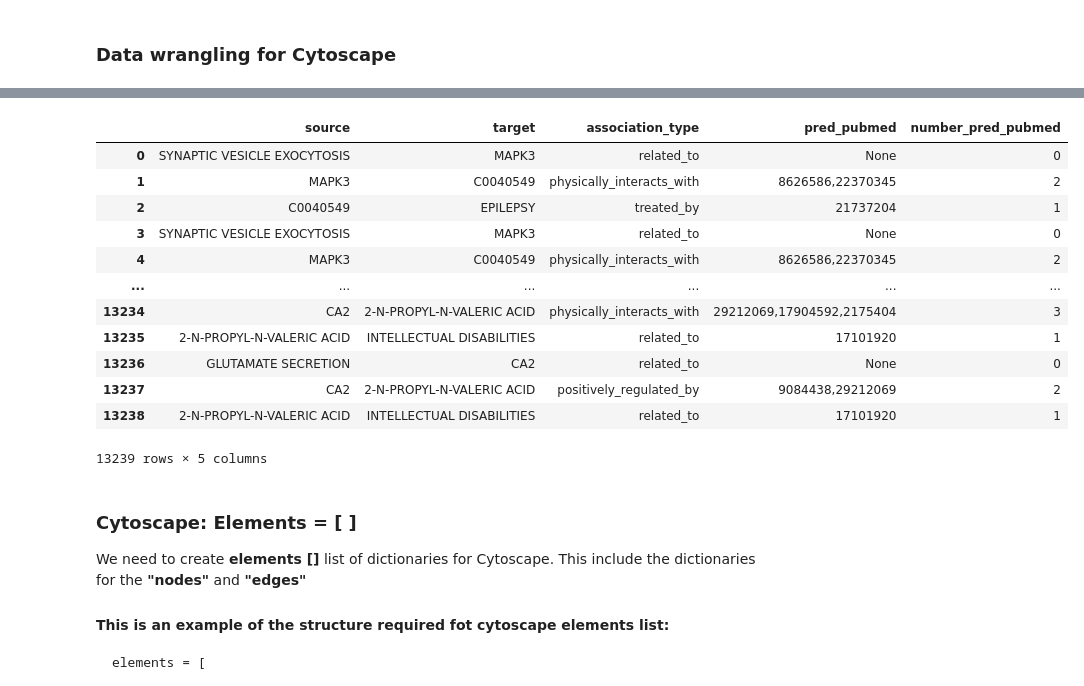
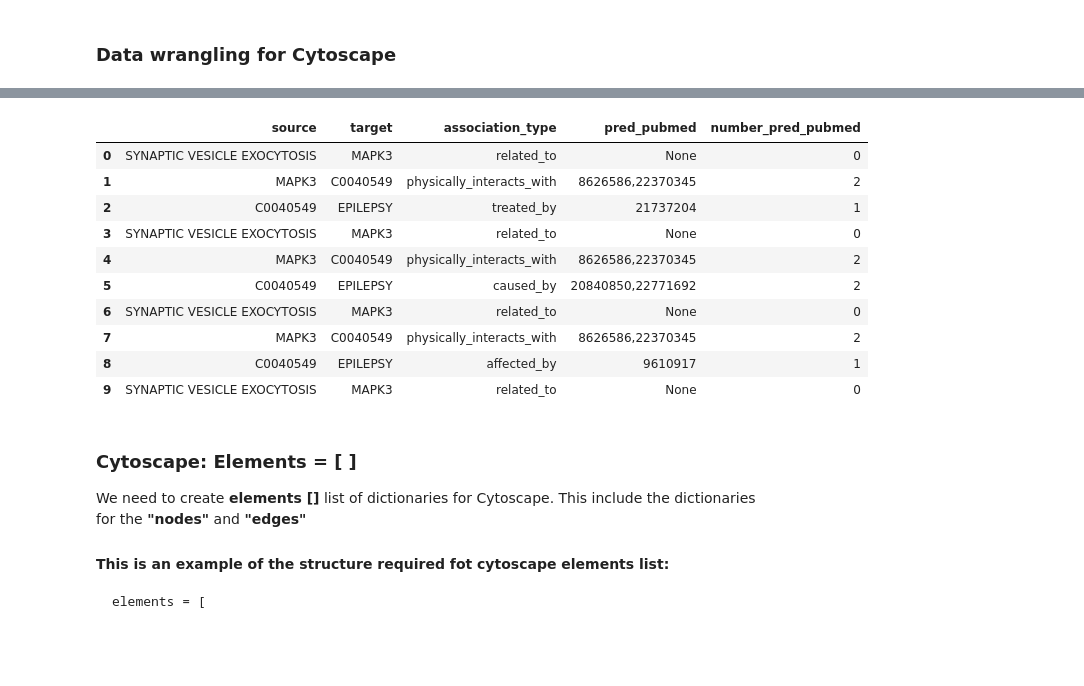
Before and after one commit to Carolina1396/VAMP2_BTE, a Jupyter notebook: BTE/src/BTE-BiologicalProcess-to-cytoscape.ipynb, the cells around one changed output, grey strips where cells are left out. Drawn from its saved outputs; the diff is of its cells as text; code cells hidden in the pictures; blank space fills up the shorter version.

```diff
--- a/BTE/BTE-BiologicalProcess-to-cytoscape.ipynb
+++ b/BTE/src/BTE-BiologicalProcess-to-cytoscape.ipynb
@@ -262,41 +260,39 @@ for lis in my_list_entities:
         #Association
         elif index % 10 == 1 or index % 10 == 4 or index % 10 == 7:
                 association_type.append(value)
         #pubmed Id
         elif index % 10 == 2 or index % 10 == 5 or index % 10 == 8:
                 pred_pubmed.append(value)
 
 #Number of pubmed IDs
 for result in pred_pubmed:
         if result == None:
             number_pred_pubmed.append(0)
         else:
             number_pred_pubmed.append(result.count(',') + 1)
 
 
 #Create data frame with generated lists
 d = {'source': source,
     'target': target,
     "association_type": association_type,
     "pred_pubmed": pred_pubmed,
    "number_pred_pubmed": number_pred_pubmed}
 df= pandas.DataFrame(data=d)
 
-df
+df.head(10)
 # %% [output]
 |  | source | target | association_type | pred_pubmed | number_pred_pubmed |
 | 0 | SYNAPTIC VESICLE EXOCYTOSIS | MAPK3 | related_to | None | 0 |
 | 1 | MAPK3 | C0040549 | physically_interacts_with | 8626586,22370345 | 2 |
 | 2 | C0040549 | EPILEPSY | treated_by | 21737204 | 1 |
 | 3 | SYNAPTIC VESICLE EXOCYTOSIS | MAPK3 | related_to | None | 0 |
 | 4 | MAPK3 | C0040549 | physically_interacts_with | 8626586,22370345 | 2 |
-| ... | ... | ... | ... | ... | ... |
-| 13234 | CA2 | 2-N-PROPYL-N-VALERIC ACID | physically_interacts_with | 29212069,17904592,2175404 | 3 |
-| 13235 | 2-N-PROPYL-N-VALERIC ACID | INTELLECTUAL DISABILITIES | related_to | 17101920 | 1 |
-| 13236 | GLUTAMATE SECRETION | CA2 | related_to | None | 0 |
-| 13237 | CA2 | 2-N-PROPYL-N-VALERIC ACID | positively_regulated_by | 9084438,29212069 | 2 |
-| 13238 | 2-N-PROPYL-N-VALERIC ACID | INTELLECTUAL DISABILITIES | related_to | 17101920 | 1 |
+| 5 | C0040549 | EPILEPSY | caused_by | 20840850,22771692 | 2 |
+| 6 | SYNAPTIC VESICLE EXOCYTOSIS | MAPK3 | related_to | None | 0 |
+| 7 | MAPK3 | C0040549 | physically_interacts_with | 8626586,22370345 | 2 |
+| 8 | C0040549 | EPILEPSY | affected_by | 9610917 | 1 |
+| 9 | SYNAPTIC VESICLE EXOCYTOSIS | MAPK3 | related_to | None | 0 |
-13239 rows × 5 columns
 # %%
 #To test results in Cytoscape: Select only the first 500 connections
 df = df.head(500)
```
Also changed, not shown: parts of 7 cells of this notebook, 9 other files.
